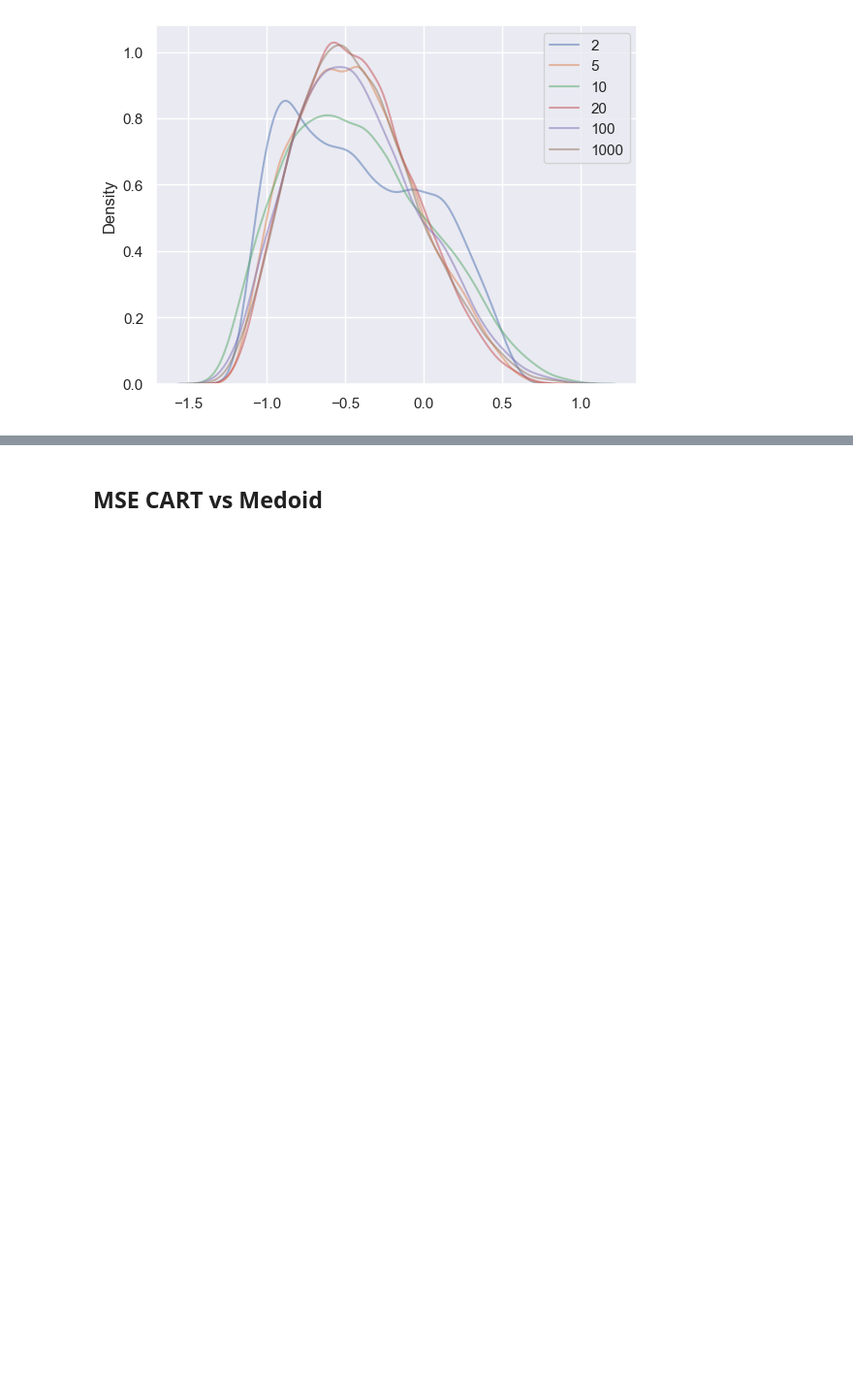
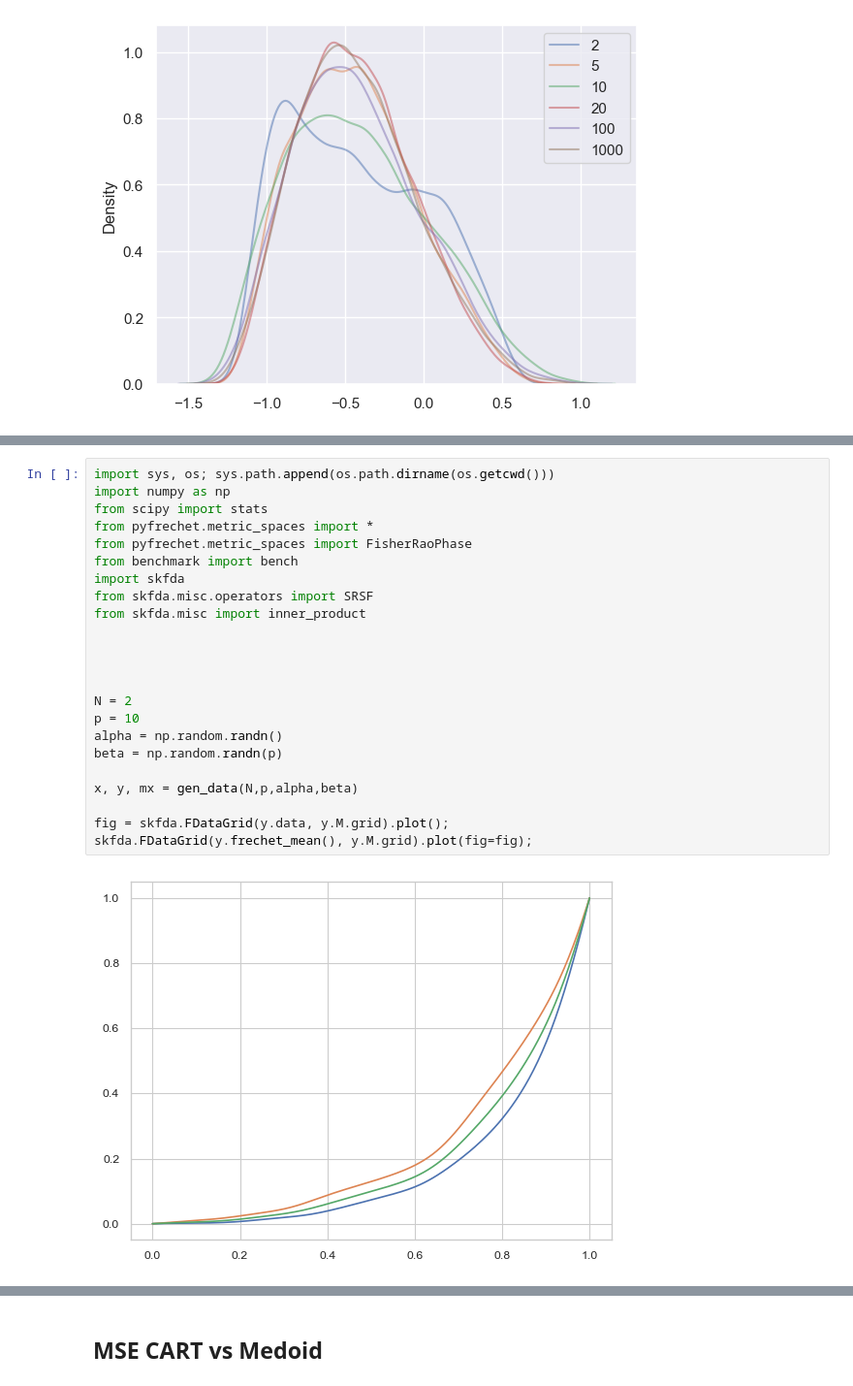
Before and after one commit to matthieubulte/pyfrechet, a Jupyter notebook: benchmark/phase.ipynb, the cells around one changed output, grey strips where cells are left out. Shown at 97% size. Drawn from its saved outputs; the diff is of its cells as text; blank space fills up the shorter version.

```diff
--- a/benchmark/phase.ipynb
+++ b/benchmark/phase.ipynb
@@ -53,0 +55,25 @@ plt.savefig('sample_phase.pdf')
+# %%
+import sys, os; sys.path.append(os.path.dirname(os.getcwd()))
+import numpy as np
+from scipy import stats
+from pyfrechet.metric_spaces import *
+from pyfrechet.metric_spaces import FisherRaoPhase
+from benchmark import bench
+import skfda
+from skfda.misc.operators import SRSF
+from skfda.misc import inner_product
+
+
+
+
+N = 2
+p = 10
+alpha = np.random.randn()
+beta = np.random.randn(p)
+
+x, y, mx = gen_data(N,p,alpha,beta)
+
+fig = skfda.FDataGrid(y.data, y.M.grid).plot();
+skfda.FDataGrid(y.frechet_mean(), y.M.grid).plot(fig=fig);
+# %% [output]
+[figure, added]
```
Also changed, not shown: parts of 8 cells of this notebook, 15 other files.
